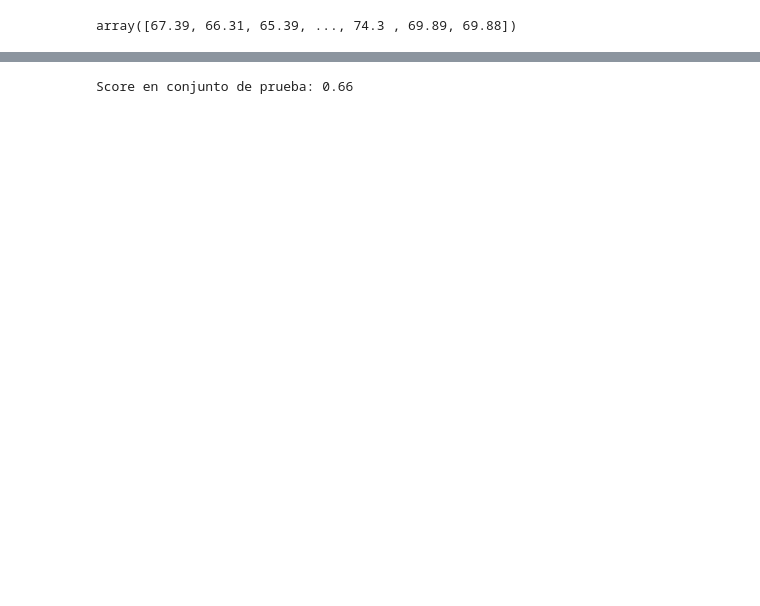
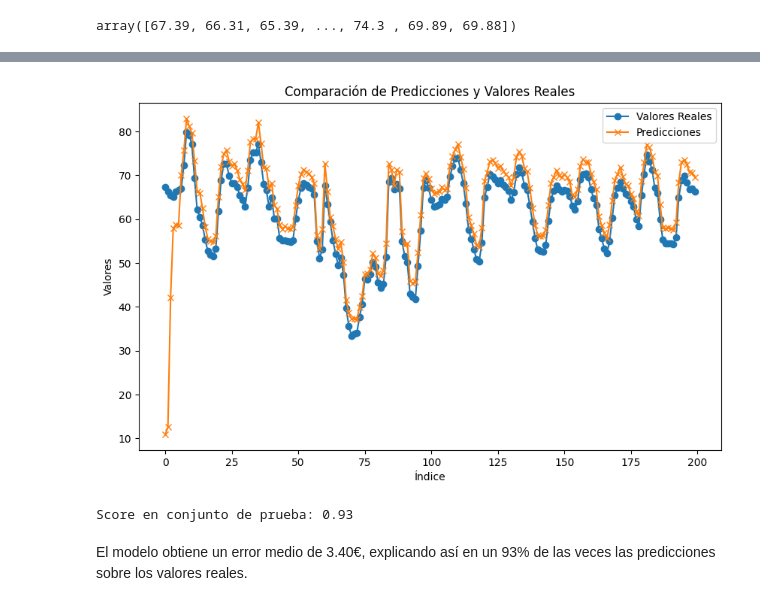
Before and after one commit to jarodriguezf/Energy_Forecast, a Jupyter notebook: docker/modelling_compose/dev/model_forecast/model_predict_price.ipynb, the cells around one changed output, grey strips where cells are left out. Saved outputs shown, nothing was run; the diff lists cells and outputs as text; code cells hidden in the pictures; blank space fills up the shorter version.

Commit message:
modelado red recurrente LSTM

```diff
--- a/docker/modelling_compose/dev/model_forecast/model_predict_price.ipynb
+++ b/docker/modelling_compose/dev/model_forecast/model_predict_price.ipynb
@@ -151,8 +102,3 @@ df_processed_prueba.drop('price_actual', axis = 1, inplace=True)
 X_test = df_processed_prueba
 # %%
 X_test = standarize(X_test) # estandarizacion
-# %%
-X_test = encoder(X_test) # codificacion
-# %%
-# Ordenar columnas respecto a df de entrenamiento
-X_test = X_test.reindex(columns=X_train.columns)
@@ -159,2 +112,2 @@ X_test = X_test.reindex(columns=X_train.columns)
 # %%
-pred_price_test = rnd_model_regressor.predict(X_test) # Prediccion
+pred_price_test = model_price.predict(X_test) # Prediccion
@@ -163,4 +118,4 @@ y_test # datos reales
 # %% [output]
 array([67.39, 66.31, 65.39, ..., 74.3 , 69.89, 69.88])
 # %%
-pred_price_test # prediccion del conjunto de datos reales (test)
+pred_price=pred_price_test.round(2) # prediccion del conjunto de datos reales (test)
@@ -173,6 +132,22 @@ raiz cuadratica medio en conjunto de prueba: 7.29
+# %%
+# Crear el gráfico de líneas
+plt.figure(figsize=(10, 6))
+plt.plot(y_test[:200], label='Valores Reales', marker='o')
+plt.plot(pred_price[:200], label='Predicciones', marker='x')
+
+plt.xlabel('Índice')
+plt.ylabel('Valores')
+plt.title('Comparación de Predicciones y Valores Reales')
+plt.legend()
+
+plt.show()
+# %% [output]
+[figure, added]
 # %%
 # Metrica en conjunto de prueba (coeficiente de determinación)
-r2 = r2_score(y_test, pred_price_test)
+r2 = r2_score(y_test, pred_price)
 print('Score en conjunto de prueba:',round(r2,2))
 # %% [output]
-Score en conjunto de prueba: 0.66
+Score en conjunto de prueba: 0.93
+# %% [markdown]
+El modelo obtiene un error medio de 3.40€, explicando así en un 93% de las veces las predicciones sobre los valores reales.
```
Also changed, not shown: parts of 28 cells of this notebook.
